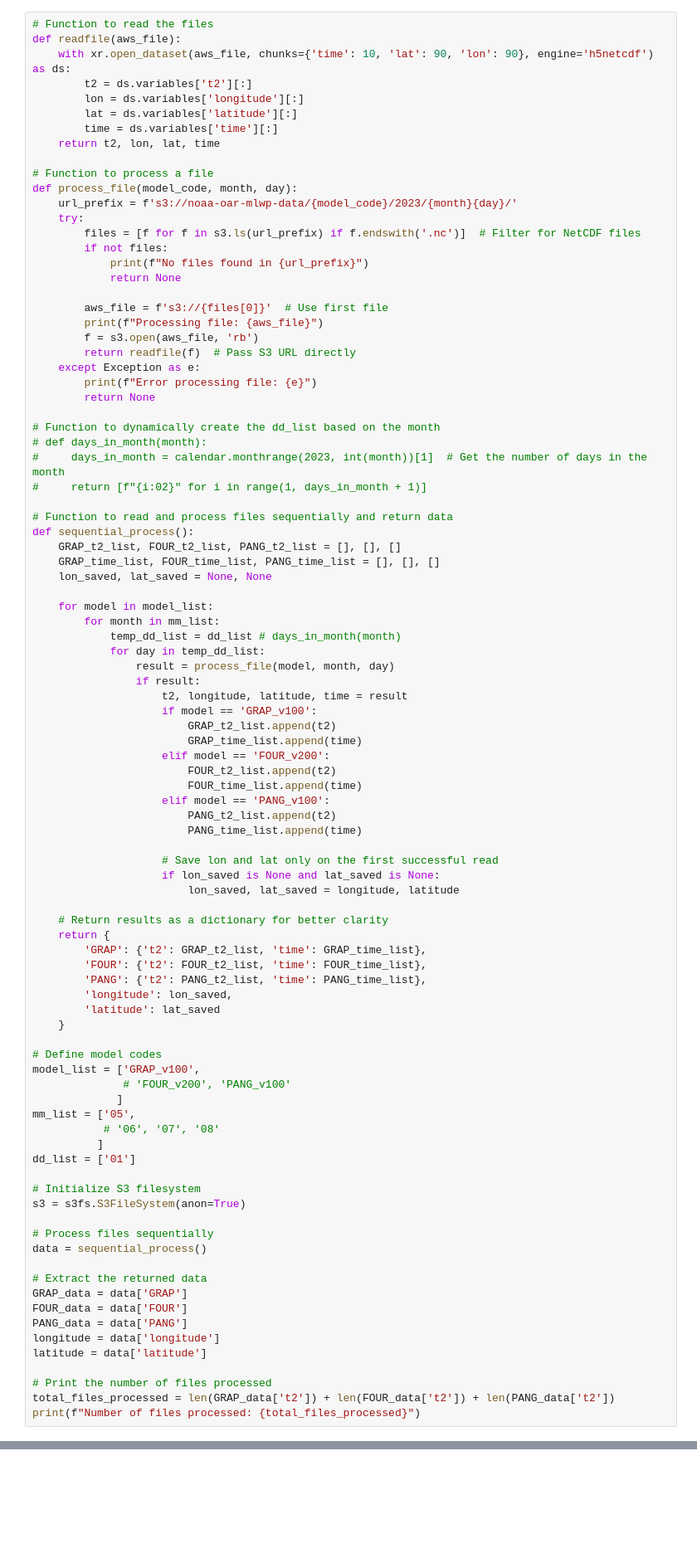
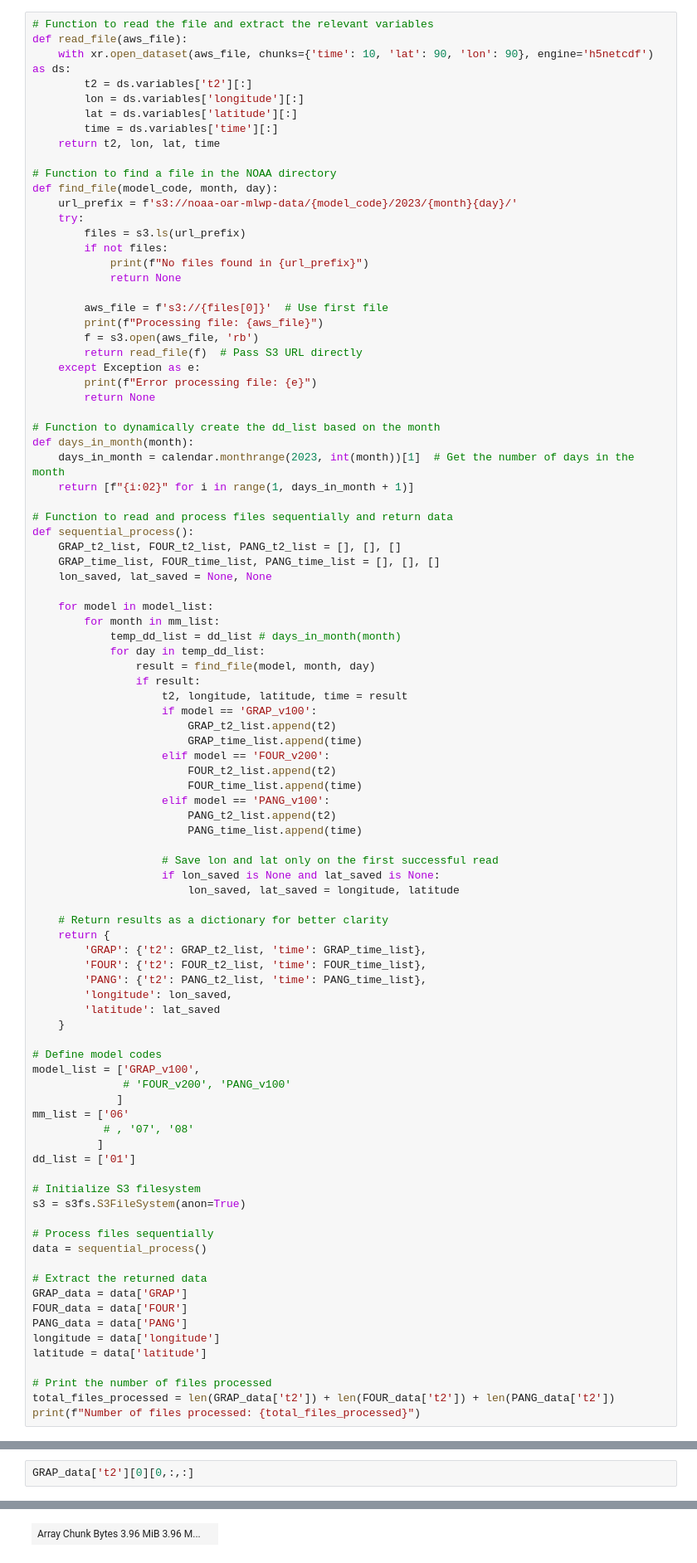
Before and after one commit to tombayona/GeoGator2024, a Jupyter notebook: noaa_mlwp_data_retrieval.ipynb, the cells around one changed output, grey strips where cells are left out. Shown: that part at 83% size. Cells and saved outputs as stored; diff of their text form; blank space fills up the shorter version.

Commit message:
NOAA AWS Cloud access code

```diff
--- a/noaa_mlwp_data_retrieval.ipynb
+++ b/noaa_mlwp_data_retrieval.ipynb
@@ -40,6 +43,6 @@ import cartopy.feature as cfeature
 # %%
-# Function to read the files
-def readfile(aws_file):
+# Function to read the file and extract the relevant variables
+def read_file(aws_file):
     with xr.open_dataset(aws_file, chunks={'time': 10, 'lat': 90, 'lon': 90}, engine='h5netcdf') as ds:
         t2 = ds.variables['t2'][:]
         lon = ds.variables['longitude'][:]
@@ -47,11 +50,11 @@ def readfile(aws_file):
         time = ds.variables['time'][:]
     return t2, lon, lat, time
 
-# Function to process a file
-def process_file(model_code, month, day):
+# Function to find a file in the NOAA directory
+def find_file(model_code, month, day):
     url_prefix = f's3://noaa-oar-mlwp-data/{model_code}/2023/{month}{day}/'
     try:
-        files = [f for f in s3.ls(url_prefix) if f.endswith('.nc')]  # Filter for NetCDF files
+        files = s3.ls(url_prefix)
         if not files:
             print(f"No files found in {url_prefix}")
             return None
@@ -59,15 +62,15 @@ def process_file(model_code, month, day):
         aws_file = f's3://{files[0]}'  # Use first file
         print(f"Processing file: {aws_file}")
         f = s3.open(aws_file, 'rb')
-        return readfile(f)  # Pass S3 URL directly
+        return read_file(f)  # Pass S3 URL directly
     except Exception as e:
         print(f"Error processing file: {e}")
         return None
 
 # Function to dynamically create the dd_list based on the month
-# def days_in_month(month):
-#     days_in_month = calendar.monthrange(2023, int(month))[1]  # Get the number of days in the month
-#     return [f"{i:02}" for i in range(1, days_in_month + 1)]
+def days_in_month(month):
+    days_in_month = calendar.monthrange(2023, int(month))[1]  # Get the number of days in the month
+    return [f"{i:02}" for i in range(1, days_in_month + 1)]
 
 # Function to read and process files sequentially and return data
 def sequential_process():
@@ -79,7 +82,7 @@ def sequential_process():
         for month in mm_list:
             temp_dd_list = dd_list # days_in_month(month)
             for day in temp_dd_list:
-                result = process_file(model, month, day)
+                result = find_file(model, month, day)
                 if result:
                     t2, longitude, latitude, time = result
                     if model == 'GRAP_v100':
@@ -109,8 +112,8 @@ def sequential_process():
 model_list = ['GRAP_v100',
               # 'FOUR_v200', 'PANG_v100'
              ]
-mm_list = ['05',
-           # '06', '07', '08'
+mm_list = ['06'
+           # , '07', '08'
           ]
 dd_list = ['01']
 
@@ -132,0 +139,3 @@ print(f"Number of files processed: {total_files_processed}")
+# %%
+GRAP_data['t2'][0][0,:,:]
+# %% [output]
@@ -132,0 +147 @@ print(f"Number of files processed: {total_files_processed}")
+| Array Chunk Bytes 3.96 MiB 3.96 M... |  |
```
Also changed, not shown: parts of 4 cells of this notebook.
